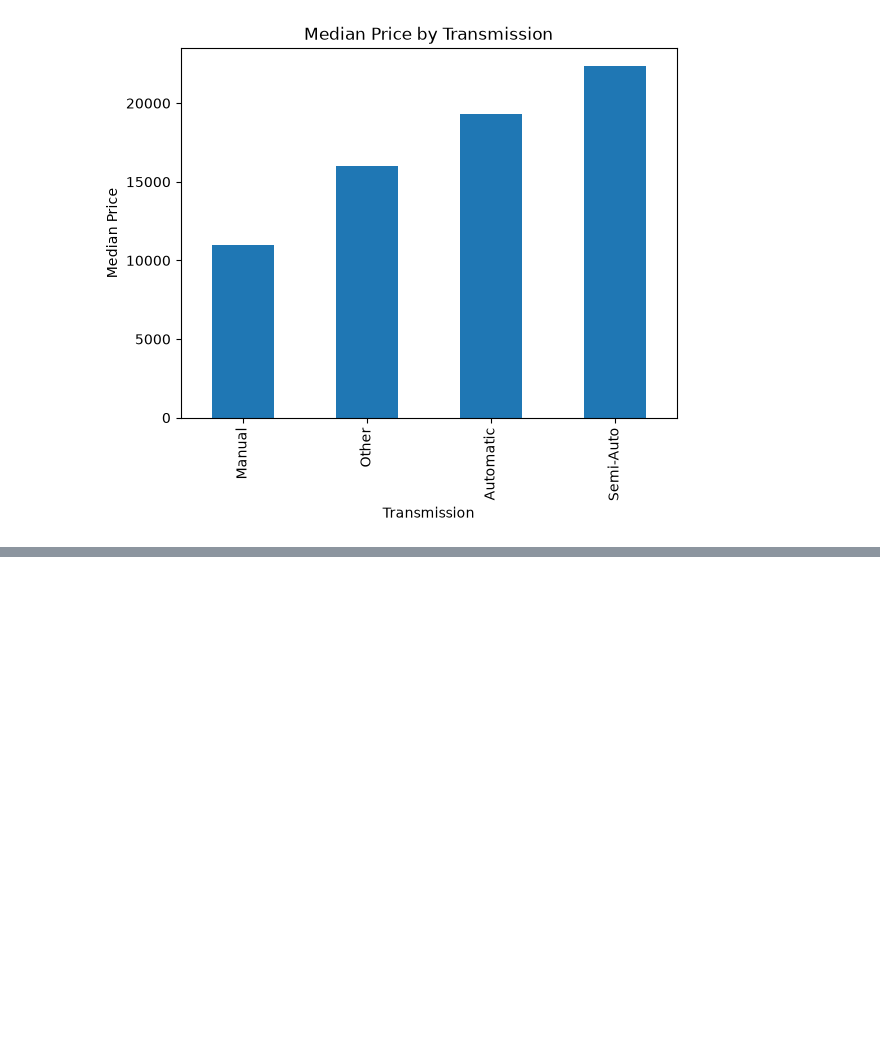
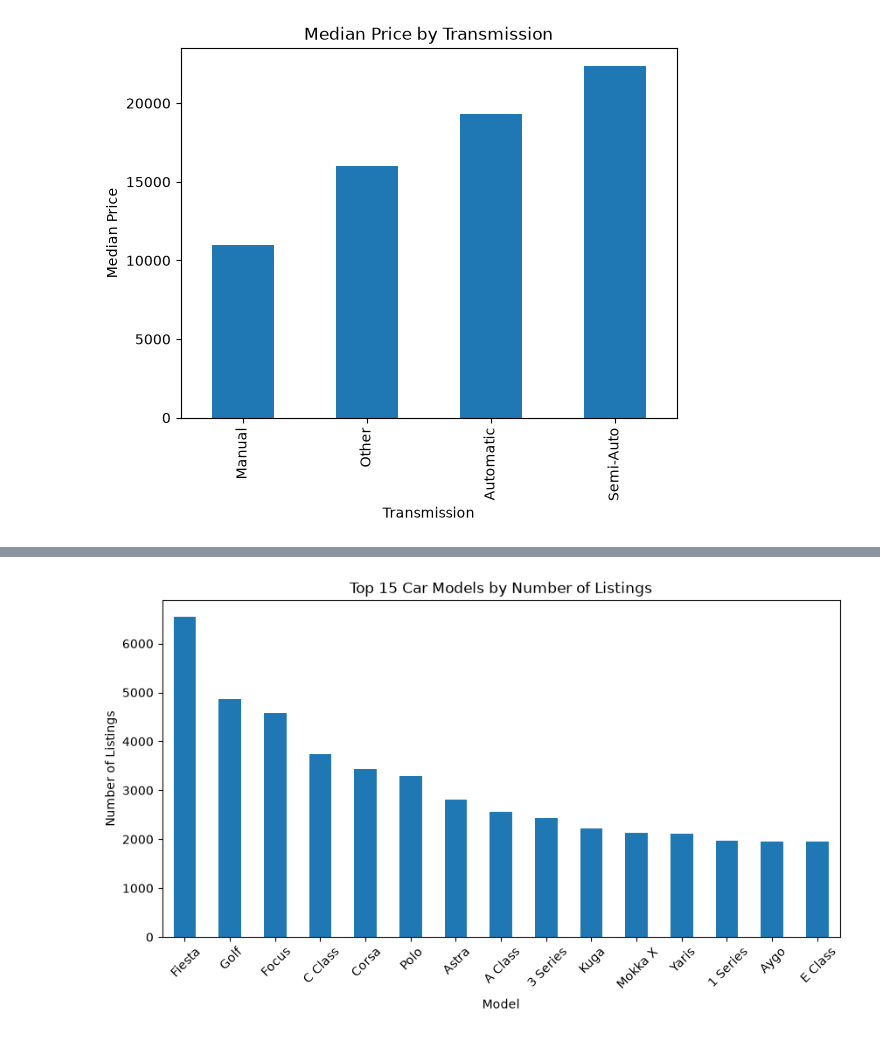
Before and after one commit to niteshbairwa185-pixel/automobile-intelligent-system, a Jupyter notebook: notebooks/02_EDA.ipynb, the cells around one changed output, grey strips where cells are left out. Drawn from its saved outputs; the diff is of its cells as text; code cells hidden in the pictures; blank space fills up the shorter version.

```diff
--- a/notebooks/02_EDA.ipynb
+++ b/notebooks/02_EDA.ipynb
@@ -41,0 +94,14 @@ plt.show()
+# %%
+df["model"].value_counts().head(15).plot(
+    kind="bar",
+    figsize=(10, 5)
+)
+
+plt.title("Top 15 Car Models by Number of Listings")
+plt.xlabel("Model")
+plt.ylabel("Number of Listings")
+plt.xticks(rotation=45)
+
+plt.show()
+# %% [output]
+[figure, added]
```
Also changed, not shown: parts of 18 cells of this notebook.
